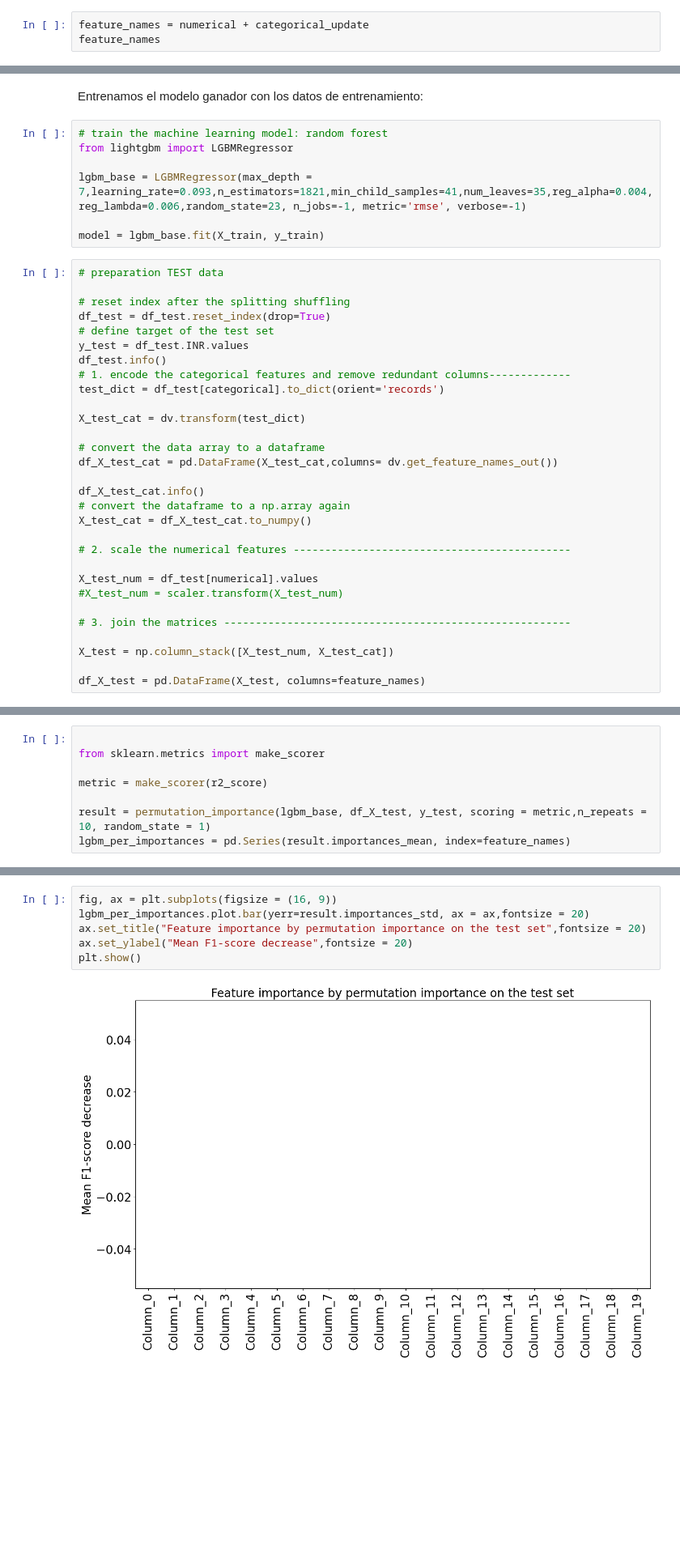
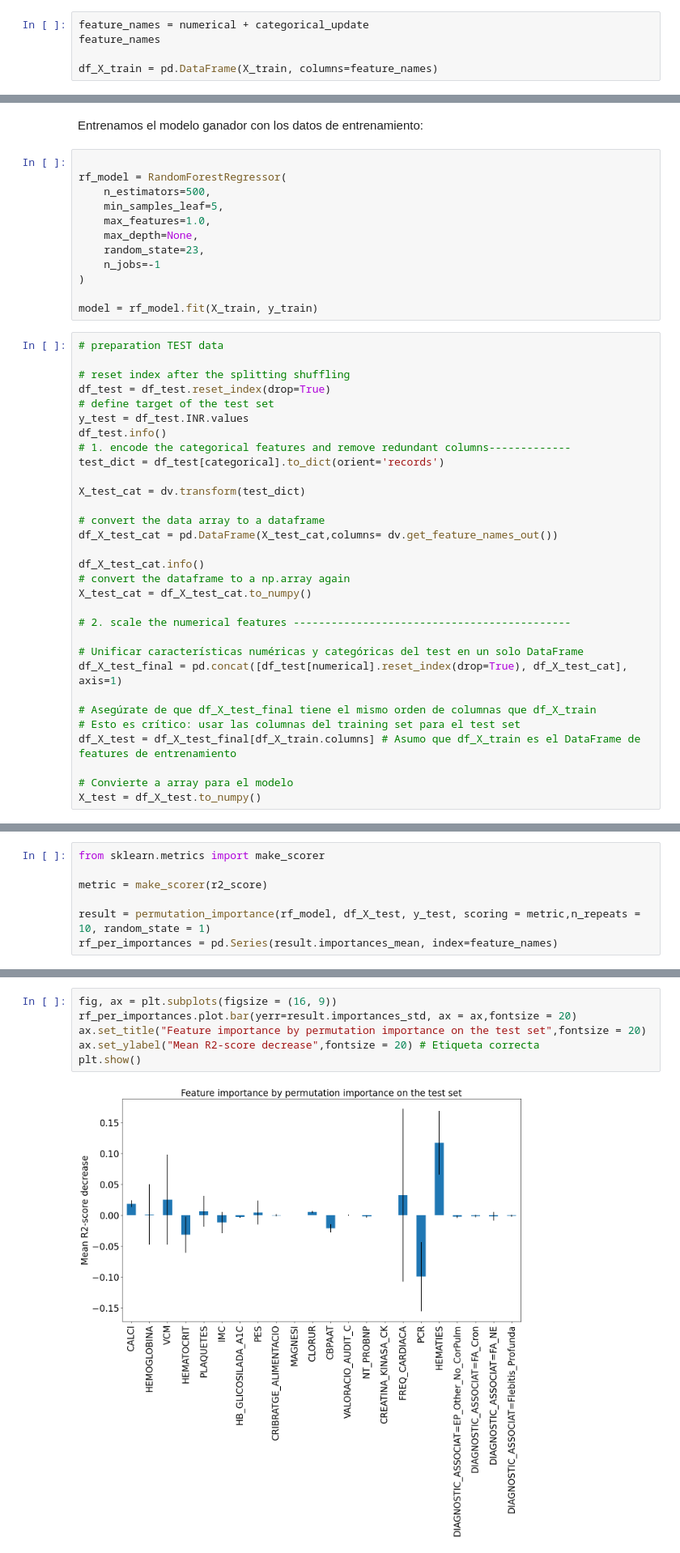
Before and after one commit to anavagi/anticoagulant-patology-analysis, a Jupyter notebook: XAI_03.ipynb, the cells around one changed output, grey strips where cells are left out. Shown at 81% size. Drawn from its saved outputs; the diff is of its cells as text; blank space fills up the shorter version.

```diff
--- a/XAI_03.ipynb
+++ b/XAI_03.ipynb
@@ -153,3 +160,5 @@ Las nuevas caracteristicas son:
 # %%
 feature_names = numerical + categorical_update
 feature_names
+
+df_X_train = pd.DataFrame(X_train, columns=feature_names)
@@ -181,12 +169,17 @@ El análisis de frecuencia de los diagnósticos asociados proporciona una explic
 # %% [markdown]
 Entrenamos el modelo ganador con los datos de entrenamiento:
 # %%
-# train the machine learning model: random forest
-from lightgbm import LGBMRegressor
 
-lgbm_base = LGBMRegressor(max_depth = 7,learning_rate=0.093,n_estimators=1821,min_child_samples=41,num_leaves=35,reg_alpha=0.004,reg_lambda=0.006,random_state=23, n_jobs=-1, metric='rmse', verbose=-1)
+rf_model = RandomForestRegressor(
+    n_estimators=500,
+    min_samples_leaf=5,
+    max_features=1.0,
+    max_depth=None,
+    random_state=23,
+    n_jobs=-1
+)
 
-model = lgbm_base.fit(X_train, y_train)
+model = rf_model.fit(X_train, y_train)
 # %%
 # preparation TEST data
 
@@ -209,13 +202,14 @@ X_test_cat = df_X_test_cat.to_numpy()
 
 # 2. scale the numerical features --------------------------------------------
 
-X_test_num = df_test[numerical].values
-#X_test_num = scaler.transform(X_test_num)
+# Unificar características numéricas y categóricas del test en un solo DataFrame
+df_X_test_final = pd.concat([df_test[numerical].reset_index(drop=True), df_X_test_cat], axis=1)
 
-# 3. join the matrices -------------------------------------------------------
+# Asegúrate de que df_X_test_final tiene el mismo orden de columnas que df_X_train
+# Esto es crítico: usar las columnas del training set para el test set
+df_X_test = df_X_test_final[df_X_train.columns] # Asumo que df_X_train es el DataFrame de features de entrenamiento
 
-X_test = np.column_stack([X_test_num, X_test_cat])
-
-df_X_test = pd.DataFrame(X_test, columns=feature_names)
+# Convierte a array para el modelo
+X_test = df_X_test.to_numpy()
 # %% [output]
 <class 'pandas.core.frame.DataFrame'>
@@ -426,8 +499,7 @@ The patient raw score of INR is: 2.49
 # %%
-
 from sklearn.metrics import make_scorer
 
 metric = make_scorer(r2_score)
 
-result = permutation_importance(lgbm_base, df_X_test, y_test, scoring = metric,n_repeats = 10, random_state = 1)
-lgbm_per_importances = pd.Series(result.importances_mean, index=feature_names)
+result = permutation_importance(rf_model, df_X_test, y_test, scoring = metric,n_repeats = 10, random_state = 1)
+rf_per_importances = pd.Series(result.importances_mean, index=feature_names)
@@ -452,9 +506,9 @@ memory usage: 2.3 KB
 # %%
 fig, ax = plt.subplots(figsize = (16, 9))
-lgbm_per_importances.plot.bar(yerr=result.importances_std, ax = ax,fontsize = 20)
+rf_per_importances.plot.bar(yerr=result.importances_std, ax = ax,fontsize = 20)
 ax.set_title("Feature importance by permutation importance on the test set",fontsize = 20)
-ax.set_ylabel("Mean F1-score decrease",fontsize = 20)
+ax.set_ylabel("Mean R2-score decrease",fontsize = 20) # Etiqueta correcta
 plt.show()
 # %% [output]
-[figure, old version]
+[figure, new version]
 # %% [markdown]
```
Also changed, not shown: parts of 36 cells of this notebook, 11 other files.
